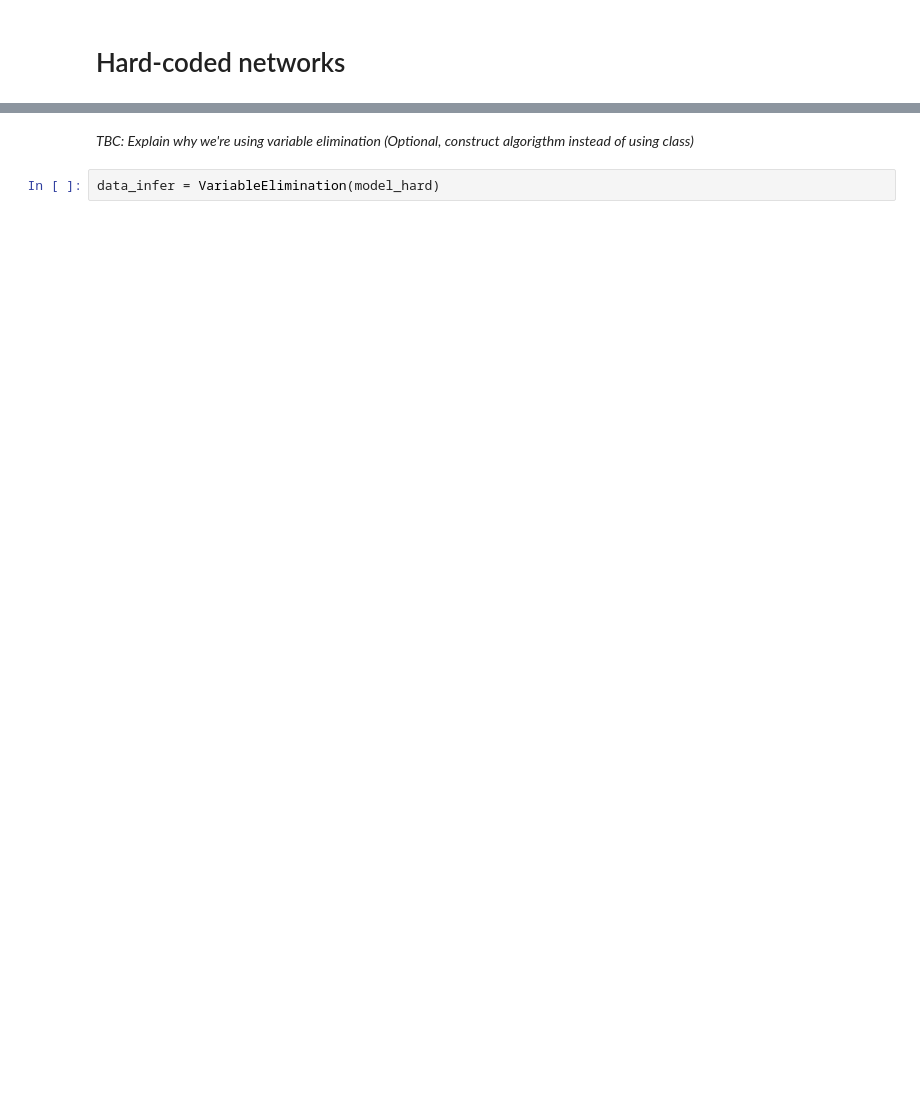
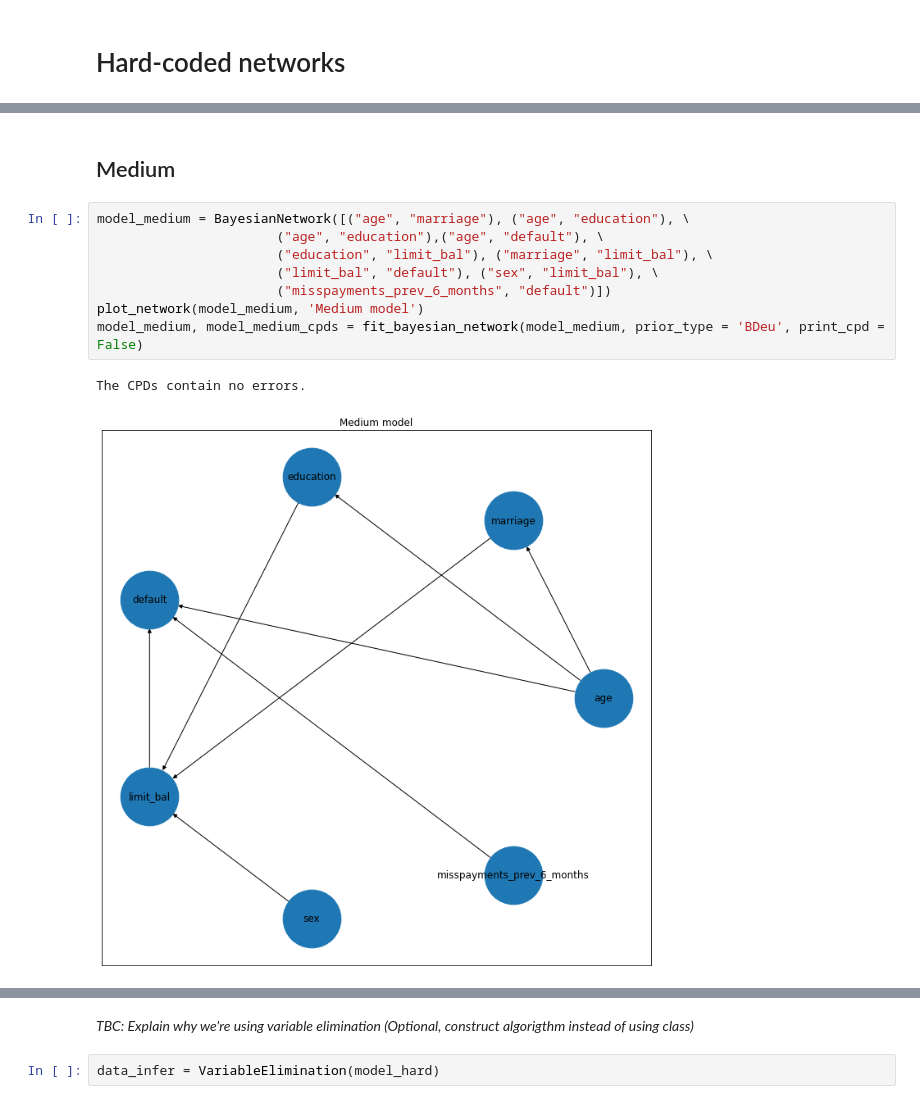
Before and after one commit to lorenzobalzani/bayesian-network-credit-cards, a Jupyter notebook: bayesian_network_credit_cards_default.ipynb, the cells around one changed output, grey strips where cells are left out. Cells and saved outputs as stored; diff of their text form; blank space fills up the shorter version.

```diff
--- a/bayesian_network_credit_cards_default.ipynb
+++ b/bayesian_network_credit_cards_default.ipynb
@@ -197,0 +208,13 @@ The NB model has no errors.
+# %% [markdown]
+## Medium
+# %%
+model_medium = BayesianNetwork([("age", "marriage"), ("age", "education"), \
+                       ("age", "education"),("age", "default"), \
+                       ("education", "limit_bal"), ("marriage", "limit_bal"), \
+                       ("limit_bal", "default"), ("sex", "limit_bal"), \
+                       ("misspayments_prev_6_months", "default")])
+plot_network(model_medium, 'Medium model')
+model_medium, model_medium_cpds = fit_bayesian_network(model_medium, prior_type = 'BDeu', print_cpd = False)
+# %% [output]
+The CPDs contain no errors.
+[figure, added]
```
Also changed, not shown: parts of 49 cells of this notebook.
